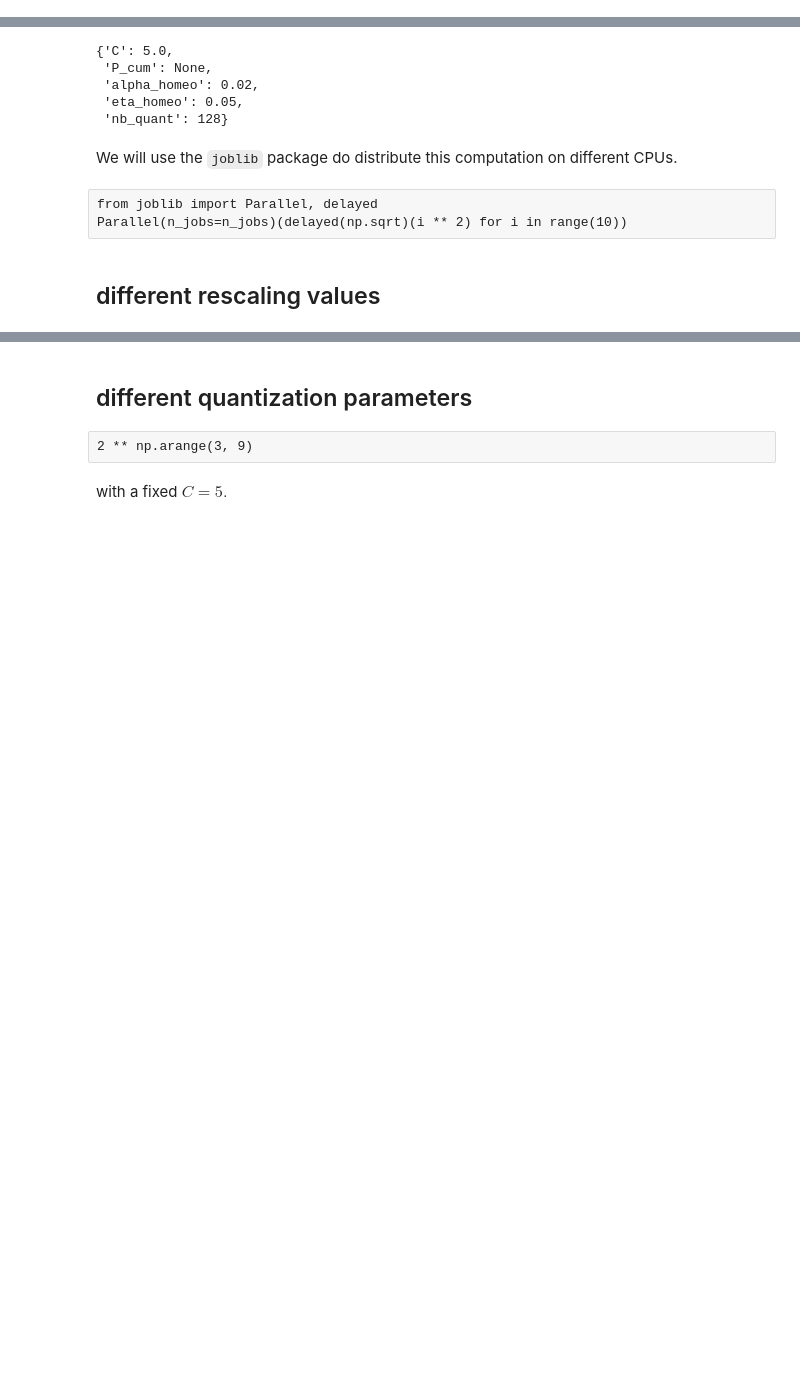
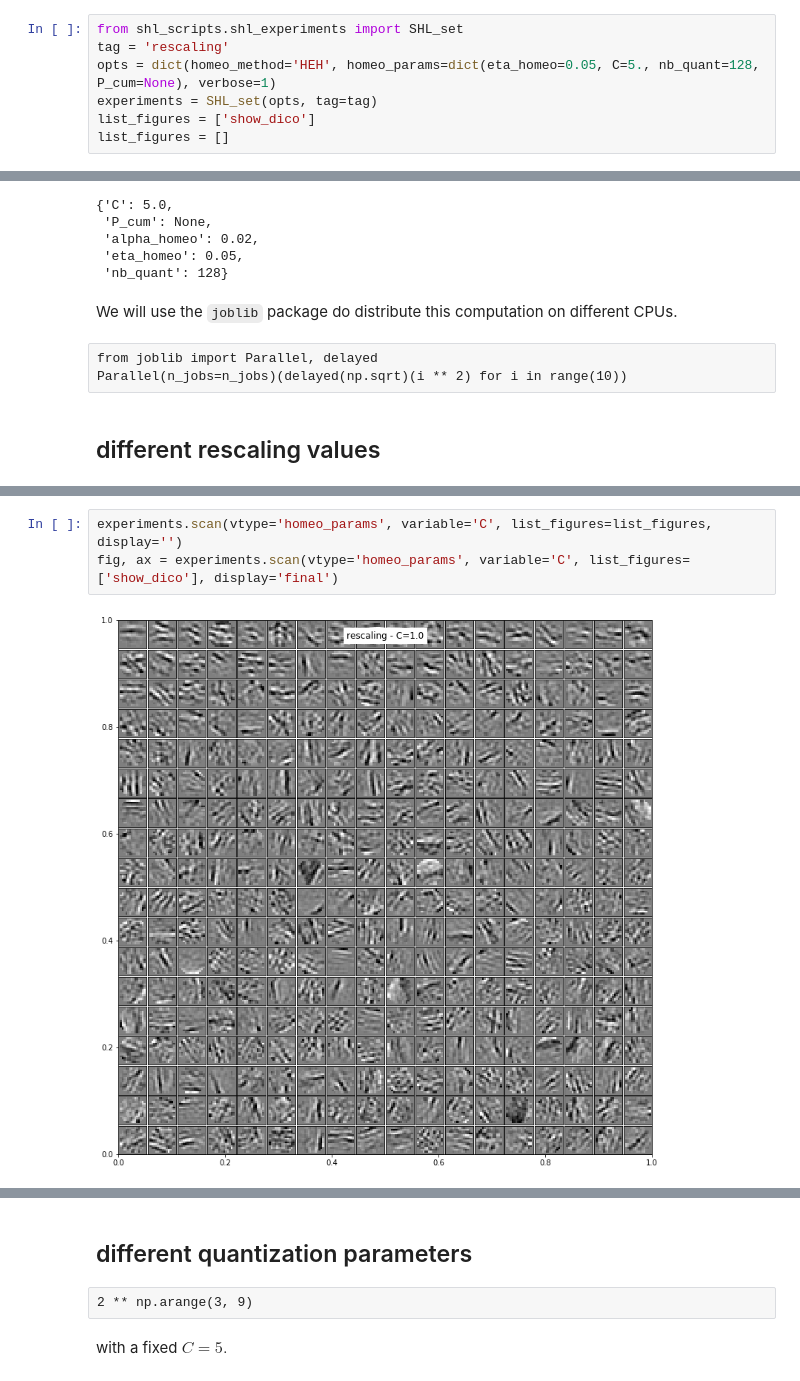
Before and after one commit to bicv/SparseHebbianLearning, a Jupyter notebook: probe/sparsenet-test_rescaling.ipynb, the cells around one changed output, grey strips where cells are left out. Drawn from its saved outputs; the diff is of its cells as text; blank space fills up the shorter version.

Commit message:
making a framework to explore parameters : transferring to notebooks

```diff
--- a/probe/sparsenet-test_rescaling.ipynb
+++ b/probe/sparsenet-test_rescaling.ipynb
@@ -28,3 +13,10 @@ data = shl.get_data(matname='data')
+# %%
+from shl_scripts.shl_experiments import SHL_set
+tag = 'rescaling'
+opts = dict(homeo_method='HEH', homeo_params=dict(eta_homeo=0.05, C=5., nb_quant=128, P_cum=None), verbose=1)
+experiments = SHL_set(opts, tag=tag)
+list_figures = ['show_dico']
+list_figures = []
 # %% [raw]
 import time
 time.sleep(3600*15)
@@ -77,0 +47,5 @@ for C in Cs:
+# %%
+experiments.scan(vtype='homeo_params', variable='C', list_figures=list_figures, display='')
+fig, ax = experiments.scan(vtype='homeo_params', variable='C', list_figures=['show_dico'], display='final')
+# %% [output]
+[figure, added]
```
Also changed, not shown: parts of 13 cells of this notebook, 3 other files.
